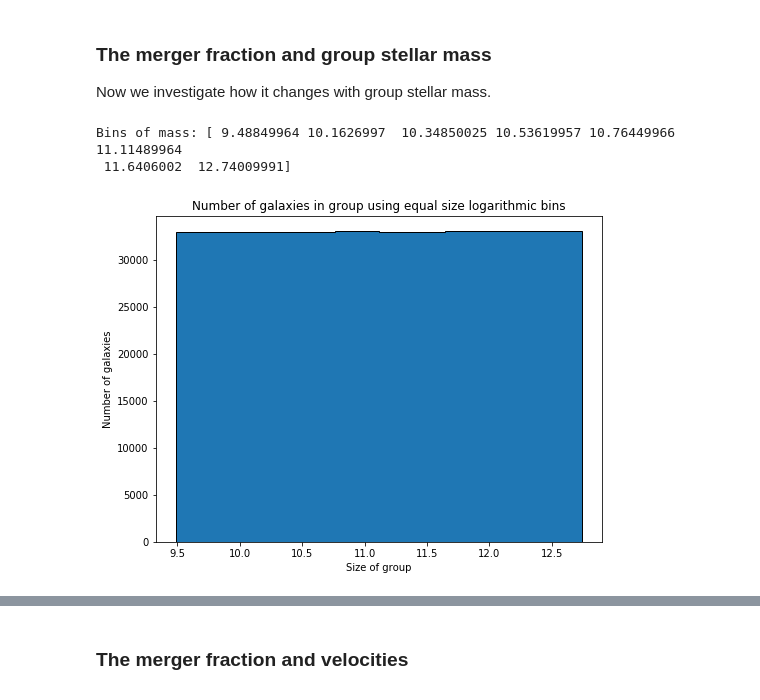
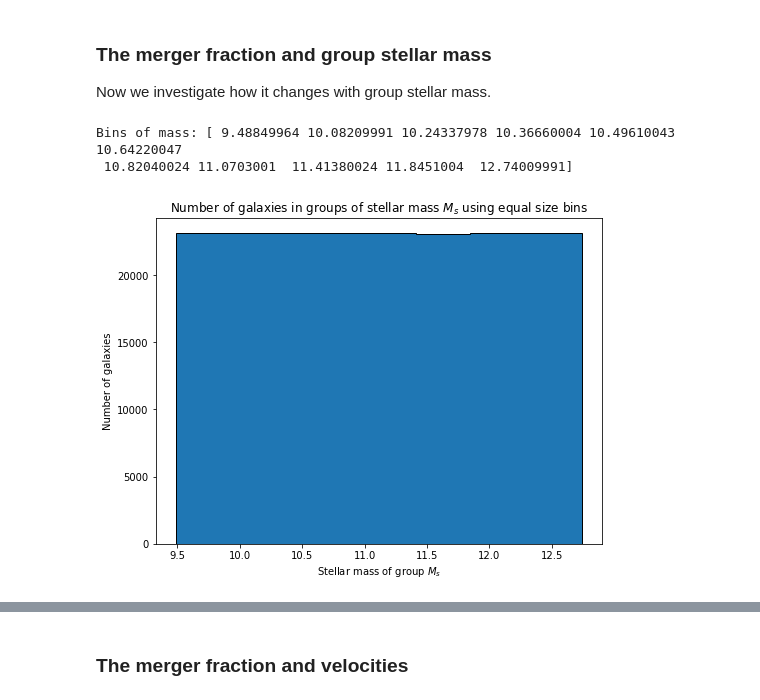
Before and after one commit to tplews98/MPhys_Project, a Jupyter notebook: Hilary work/HT_Week1_VolumeLimited_OriginalGroups.ipynb, the cells around one changed output, grey strips where cells are left out. Cells and saved outputs as stored; diff of their text form; code cells hidden in the pictures.

Commit message:
Volume limited sample - Original group sizes

```diff
--- a/Hilary work/HT_Week1_VolumeLimited_OriginalGroups.ipynb
+++ b/Hilary work/HT_Week1_VolumeLimited_OriginalGroups.ipynb
@@ -620,21 +620,21 @@ Now we investigate how it changes with group stellar mass.
 # %%
 # Create logarithmic bins of equal size without small groups
 galaxies_with_stellar_mass = volume_limited_data[volume_limited_data["group stellar mass"] > 0]
-equal_bins_mass = pd.qcut(galaxies_with_stellar_mass["group stellar mass"], q=7, labels=False, retbins=True, duplicates="drop")[1]
+equal_bins_mass = pd.qcut(galaxies_with_stellar_mass["group stellar mass"], q=10, labels=False, retbins=True, duplicates="drop")[1]
 
 print("Bins of mass: " + str(equal_bins_mass))
 
 # Plot histogram of group size using logarithmic bins
 plt.figure(figsize=(8,6))
 plt.hist(galaxies_with_stellar_mass["group stellar mass"], bins=equal_bins_mass, edgecolor="black", histtype="stepfilled")
-plt.xlabel("Size of group")
+plt.xlabel("Stellar mass of group $M_s$")
 plt.ylabel("Number of galaxies")
-plt.title("Number of galaxies in group using equal size logarithmic bins")
+plt.title("Number of galaxies in groups of stellar mass $M_s$ using equal size bins")
 plt.show()
 # %% [output]
-Bins of mass: [ 9.48849964 10.1626997  10.34850025 10.53619957 10.76449966 11.11489964
- 11.6406002  12.74009991]
+Bins of mass: [ 9.48849964 10.08209991 10.24337978 10.36660004 10.49610043 10.64220047
+ 10.82040024 11.0703001  11.41380024 11.8451004  12.74009991]
-[figure, old version]
+[figure, new version]
 # %%
 # Define a function that given some data, will return the merger fraction against redshift
 def merger_fraction_binning(data, mass_bins):
```
Also changed, not shown: parts of 6 cells of this notebook.
